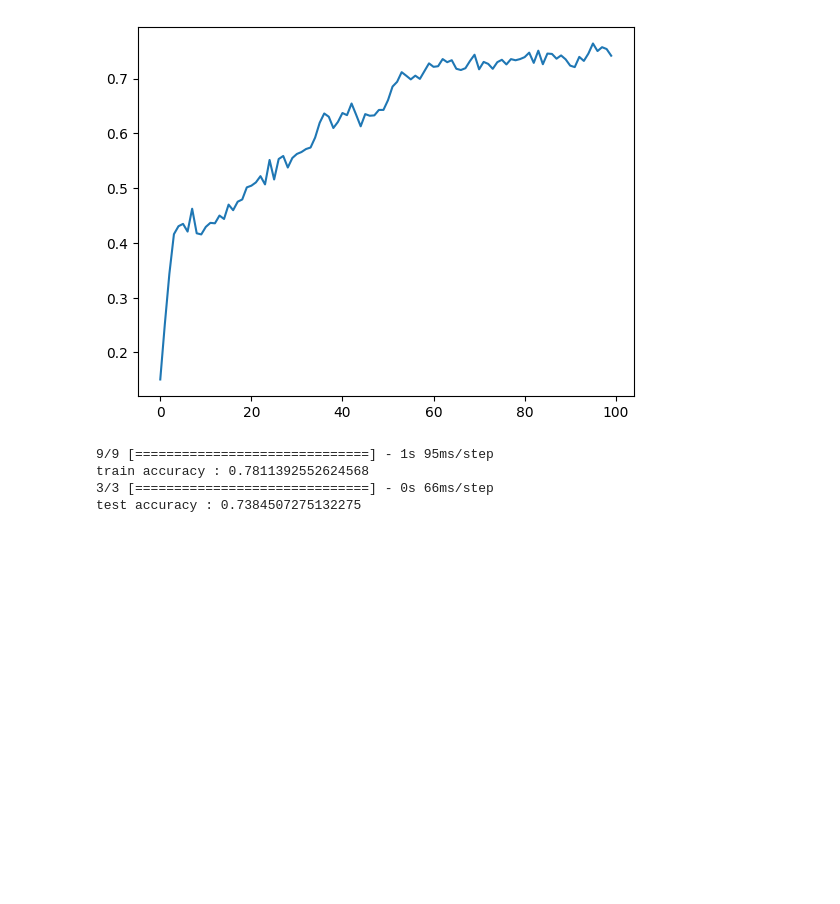
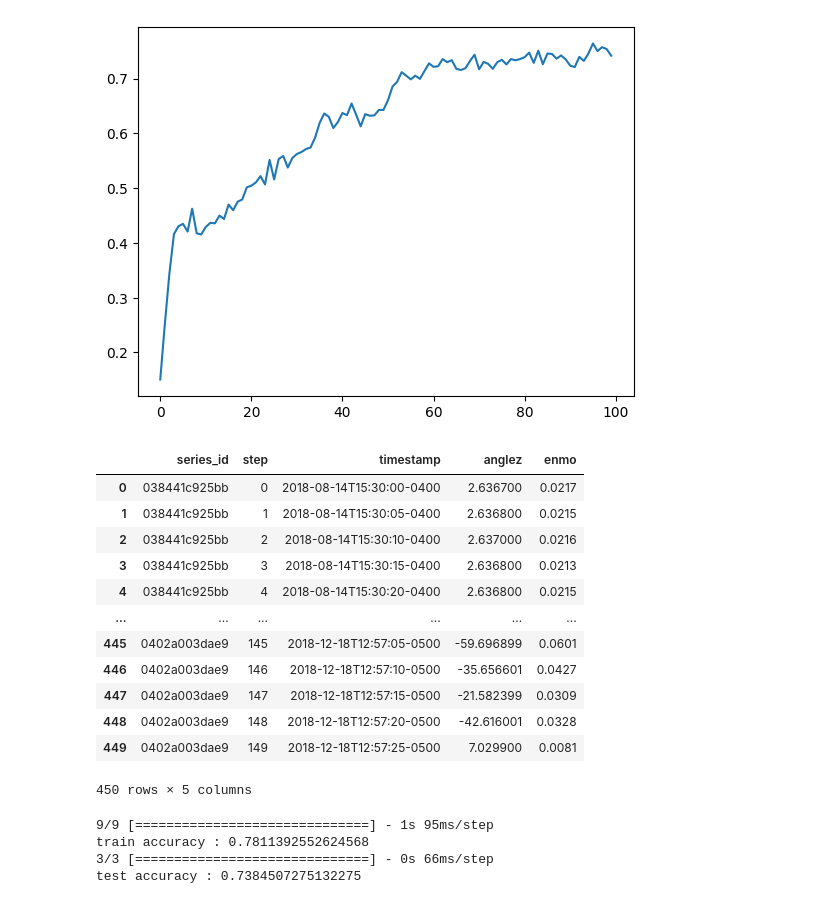
Before and after one commit to doubleman89/detect-sleep-state, a Jupyter notebook: unet_test.ipynb, the cells around one changed output. Cells and saved outputs as stored; diff of their text form; code cells hidden in the pictures; blank space fills up the shorter version.

Commit message:
after first test with 128 test_output vs different train_input

```diff
--- a/unet_test.ipynb
+++ b/unet_test.ipynb
@@ -315,6 +512,23 @@ plt.plot(history.history["accuracy"])
 # %% [output]
 [<matplotlib.lines.Line2D at 0x...>]
 [figure]
+# %%
+parquet = pd.read_parquet("./dataloader/datasets/test_series.parquet")
+parquet
+# %% [output]
+|  | series_id | step | timestamp | anglez | enmo |
+| 0 | 038441c925bb | 0 | 2018-08-14T15:30:00-0400 | 2.636700 | 0.0217 |
+| 1 | 038441c925bb | 1 | 2018-08-14T15:30:05-0400 | 2.636800 | 0.0215 |
+| 2 | 038441c925bb | 2 | 2018-08-14T15:30:10-0400 | 2.637000 | 0.0216 |
+| 3 | 038441c925bb | 3 | 2018-08-14T15:30:15-0400 | 2.636800 | 0.0213 |
+| 4 | 038441c925bb | 4 | 2018-08-14T15:30:20-0400 | 2.636800 | 0.0215 |
+| ... | ... | ... | ... | ... | ... |
+| 445 | 0402a003dae9 | 145 | 2018-12-18T12:57:05-0500 | -59.696899 | 0.0601 |
+| 446 | 0402a003dae9 | 146 | 2018-12-18T12:57:10-0500 | -35.656601 | 0.0427 |
+| 447 | 0402a003dae9 | 147 | 2018-12-18T12:57:15-0500 | -21.582399 | 0.0309 |
+| 448 | 0402a003dae9 | 148 | 2018-12-18T12:57:20-0500 | -42.616001 | 0.0328 |
+| 449 | 0402a003dae9 | 149 | 2018-12-18T12:57:25-0500 | 7.029900 | 0.0081 |
+450 rows × 5 columns
 # %%
 # %% [output]
 9/9 [==============================] - 1s 95ms/step
```
Also changed, not shown: parts of 14 cells of this notebook, 9 other files.
